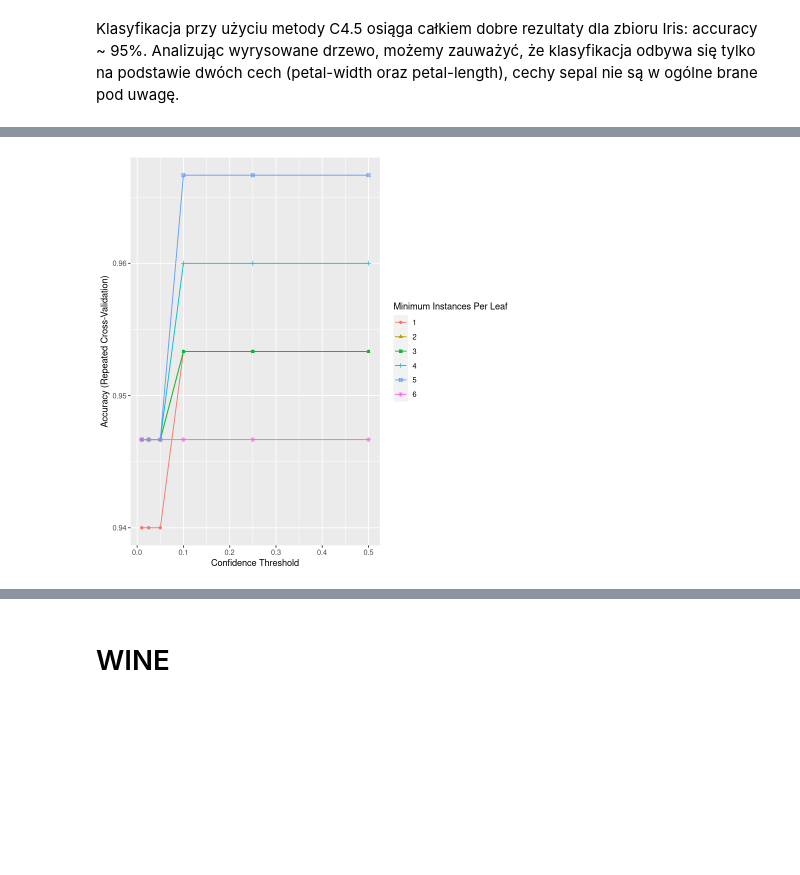
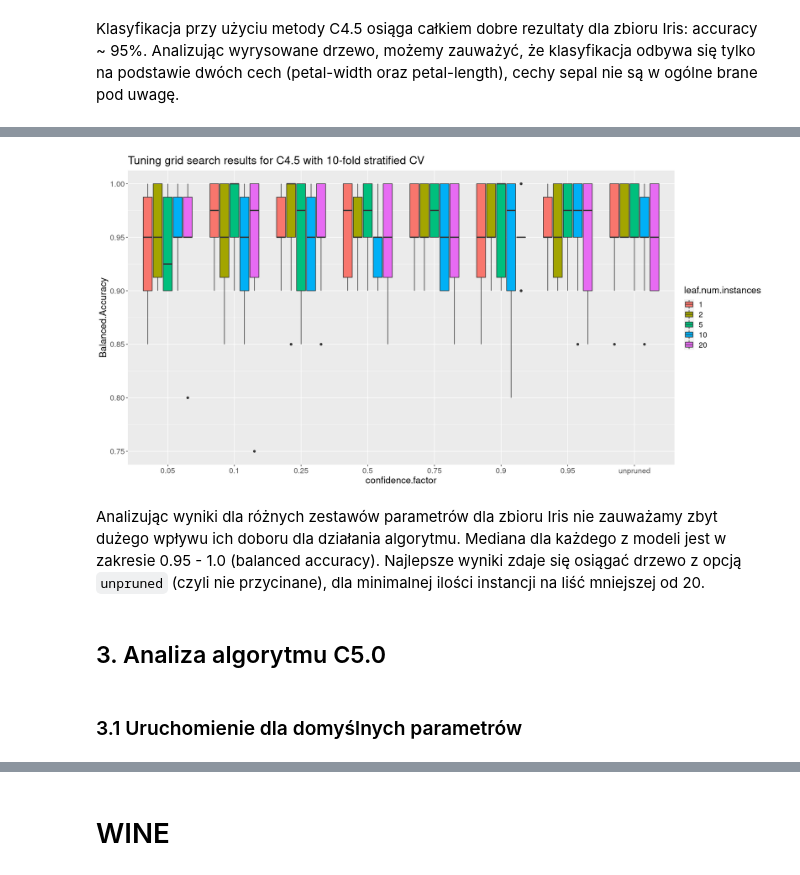
Before and after one commit to PatRyg99/ML-PWR-2022, a Jupyter notebook: Lista 3/Lista-3.ipynb, the cells around one changed output, grey strips where cells are left out. Cells and saved outputs as stored; diff of their text form; code cells hidden in the pictures; blank space fills up the shorter version.

```diff
--- a/Lista 3/Lista-3.ipynb
+++ b/Lista 3/Lista-3.ipynb
@@ -136,4 +259,19 @@ The final values used for the model were C = 0.1 and M = 2.
-# %%
-ggplot(fit.kfolds.C45)
-# %% [output]
-[figure, removed]
+# %%
+C45.tuned <- C45.tuning(
+    seed=42,
+    data=irisData,
+    numFolds=10,
+    confidenceFactorList=c("unpruned", 0.05, 0.1, 0.25, 0.5, 0.75, 0.9, 0.95),
+    leafNumInstancesList=c(1, 2, 5, 10, 20),
+    stratify=TRUE
+)
+
+C45.tuning.boxplot(C45.tuned)
+# %% [output]
+[figure, added]
+# %% [markdown]
+Analizując wyniki dla różnych zestawów parametrów dla zbioru Iris nie zauważamy zbyt dużego wpływu ich doboru dla działania algorytmu. Mediana dla każdego z modeli jest w zakresie 0.95 - 1.0 (balanced accuracy). Najlepsze wyniki zdaje się osiągać drzewo z opcją `unpruned` (czyli nie przycinane), dla minimalnej ilości instancji na liść mniejszej od 20.
+# %% [markdown]
+## 3. Analiza algorytmu C5.0
+# %% [markdown]
+### 3.1 Uruchomienie dla domyślnych parametrów
```
Also changed, not shown: parts of 68 cells of this notebook, 1 other file.
